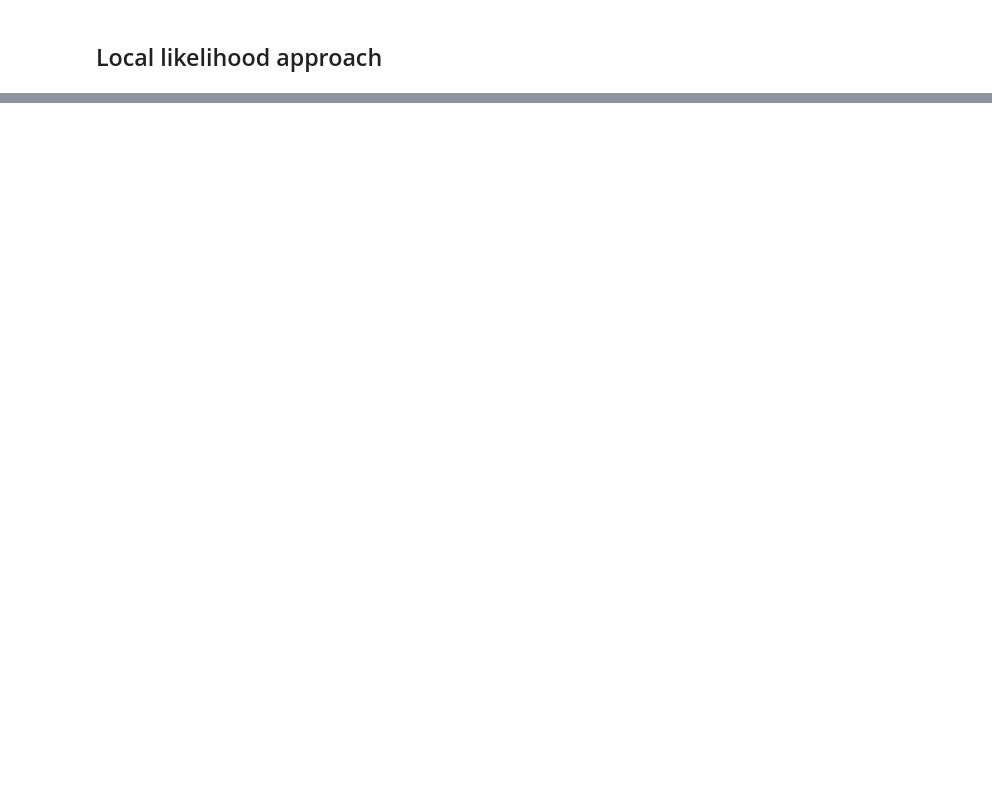
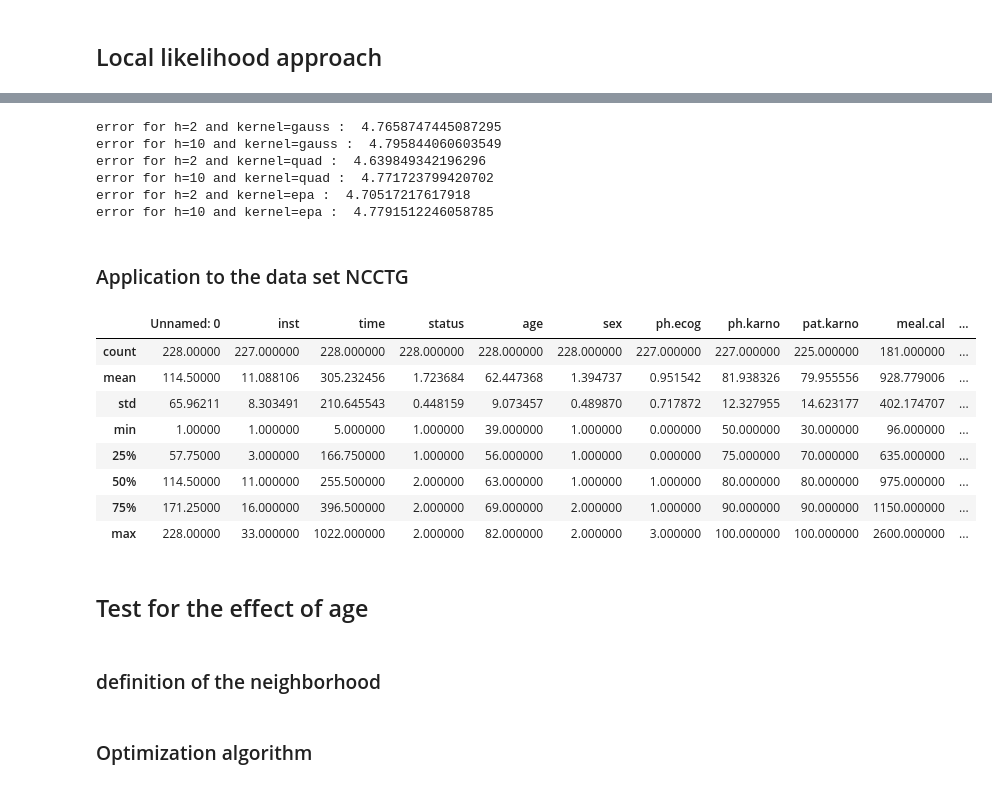
Before and after one commit to Albin31/Lifetime_project, a Jupyter notebook: project_lifetime.ipynb, the cells around one changed output, grey strips where cells are left out. Saved outputs shown, nothing was run; the diff lists cells and outputs as text; code cells hidden in the pictures; blank space fills up the shorter version.

```diff
--- a/project_lifetime.ipynb
+++ b/project_lifetime.ipynb
@@ -516,0 +645,30 @@ plt.show()
+# %%
+for i in range(12,18):
+    y_hat = np.array([h0_Weibull(t,results[i][0])*np.exp(results[i][1][0]) for t in time])
+    print('error for h=' + str(hs[i%2])+' and kernel='+kernels[(i-12)//2]+' : ',np.linalg.norm((abs(y_hat[1:] - y_true[1:]))/y_true[1:]))
+# %% [output]
+error for h=2 and kernel=gauss :  4.7658747445087295
+error for h=10 and kernel=gauss :  4.795844060603549
+error for h=2 and kernel=quad :  4.639849342196296
+error for h=10 and kernel=quad :  4.771723799420702
+error for h=2 and kernel=epa :  4.70517217617918
+error for h=10 and kernel=epa :  4.7791512246058785
+# %% [markdown]
+### Application to the data set NCCTG
+# %%
+import pandas as pd
+
+data = pd.read_csv('cancer.csv')
+data.describe()
+# %% [output]
+|  | Unnamed: 0 | inst | time | status | age | sex | ph.ecog | ph.karno | pat.karno | meal.cal | ... |
+| count | 228.00000 | 227.000000 | 228.000000 | 228.000000 | 228.000000 | 228.000000 | 227.000000 | 227.000000 | 225.000000 | 181.000000 | ... |
+| mean | 114.50000 | 11.088106 | 305.232456 | 1.723684 | 62.447368 | 1.394737 | 0.951542 | 81.938326 | 79.955556 | 928.779006 | ... |
+| std | 65.96211 | 8.303491 | 210.645543 | 0.448159 | 9.073457 | 0.489870 | 0.717872 | 12.327955 | 14.623177 | 402.174707 | ... |
+| min | 1.00000 | 1.000000 | 5.000000 | 1.000000 | 39.000000 | 1.000000 | 0.000000 | 50.000000 | 30.000000 | 96.000000 | ... |
+| 25% | 57.75000 | 3.000000 | 166.750000 | 1.000000 | 56.000000 | 1.000000 | 0.000000 | 75.000000 | 70.000000 | 635.000000 | ... |
+| 50% | 114.50000 | 11.000000 | 255.500000 | 2.000000 | 63.000000 | 1.000000 | 1.000000 | 80.000000 | 80.000000 | 975.000000 | ... |
+| 75% | 171.25000 | 16.000000 | 396.500000 | 2.000000 | 69.000000 | 2.000000 | 1.000000 | 90.000000 | 90.000000 | 1150.000000 | ... |
+| max | 228.00000 | 33.000000 | 1022.000000 | 2.000000 | 82.000000 | 2.000000 | 3.000000 | 100.000000 | 100.000000 | 2600.000000 | ... |
+# %% [markdown]
+## Test for the effect of age
@@ -516,0 +679,2 @@ plt.show()
+# %% [markdown]
+### definition of the neighborhood
@@ -516,0 +684,2 @@ plt.show()
+# %% [markdown]
+### Optimization algorithm
```
Also changed, not shown: parts of 49 cells of this notebook, 1 other file.
